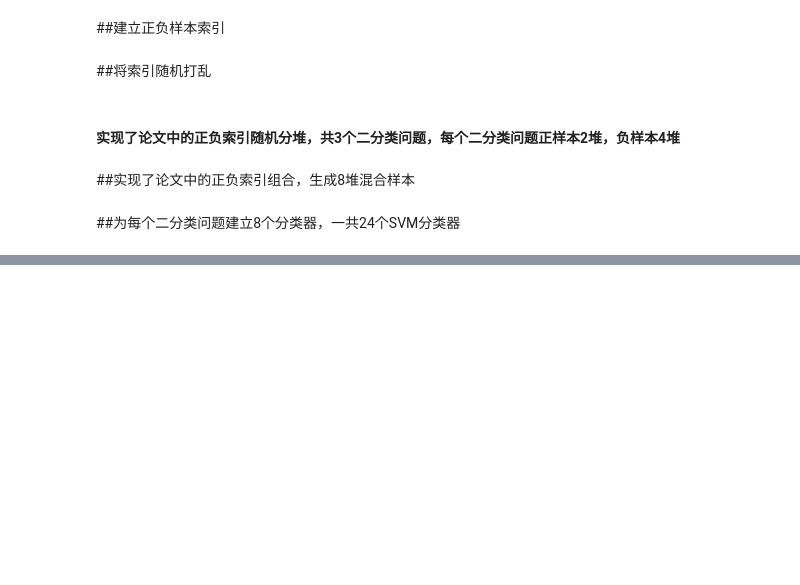
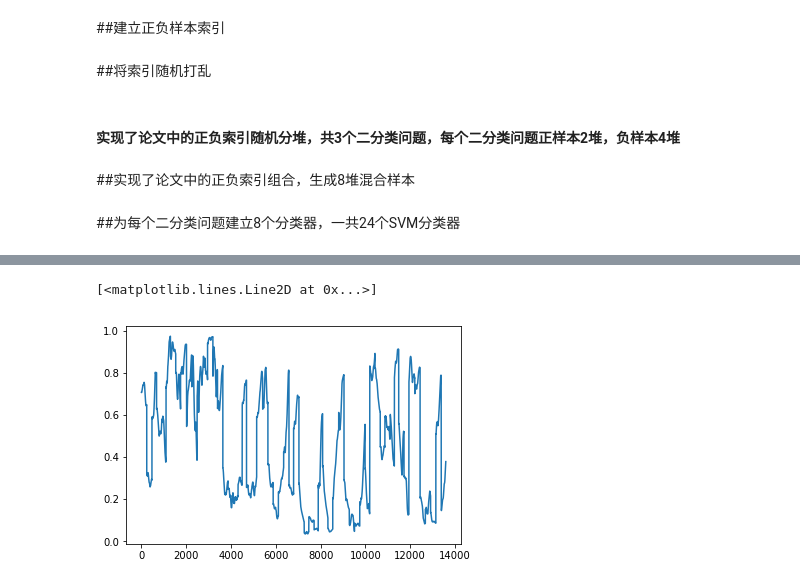
Before and after one commit to WangXuhongCN/Neural-Network-Theory-and-Applications-Homework-SJTU2018, a Jupyter notebook: Homework Assignment 2/homework2 problem2 random.ipynb, the cells around one changed output, grey strips where cells are left out. Drawn from its saved outputs; the diff is of its cells as text; code cells hidden in the pictures; blank space fills up the shorter version.

```diff
--- a/Homework Assignment 2/homework2 problem2 random.ipynb
+++ b/Homework Assignment 2/homework2 problem2 random.ipynb
@@ -145,0 +271,5 @@ CalibratedClassifierCV(base_estimator=LinearSVC(C=2e-07, class_weight=None, dual
+# %%
+plot(test_pred_1)
+# %% [output]
+[<matplotlib.lines.Line2D at 0x...>]
+[figure, added]
```
Also changed, not shown: parts of 21 cells of this notebook, 2 other files.
